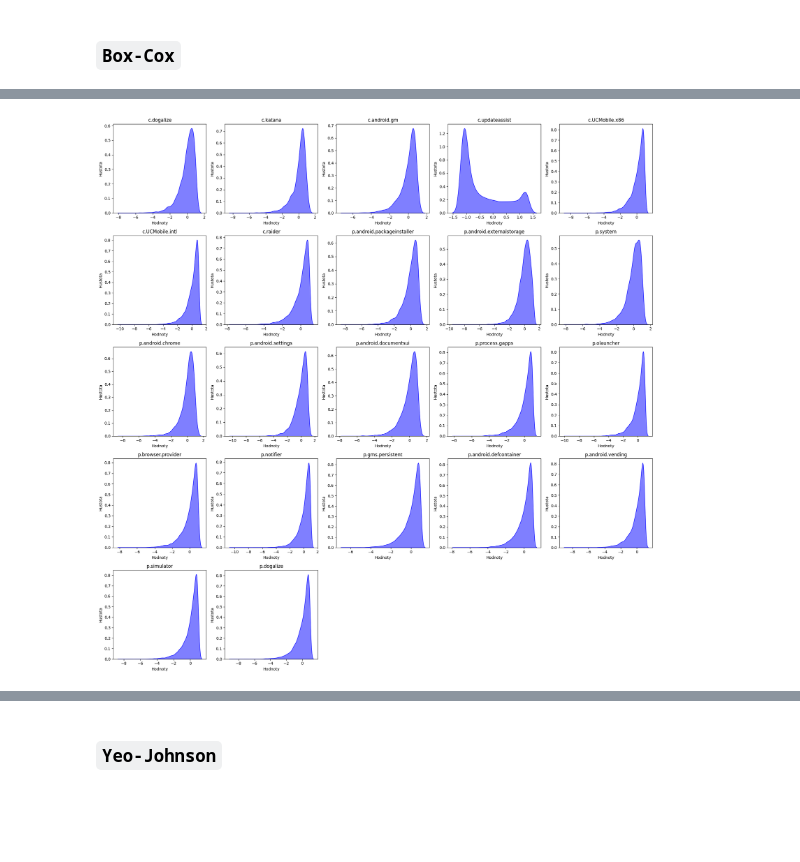
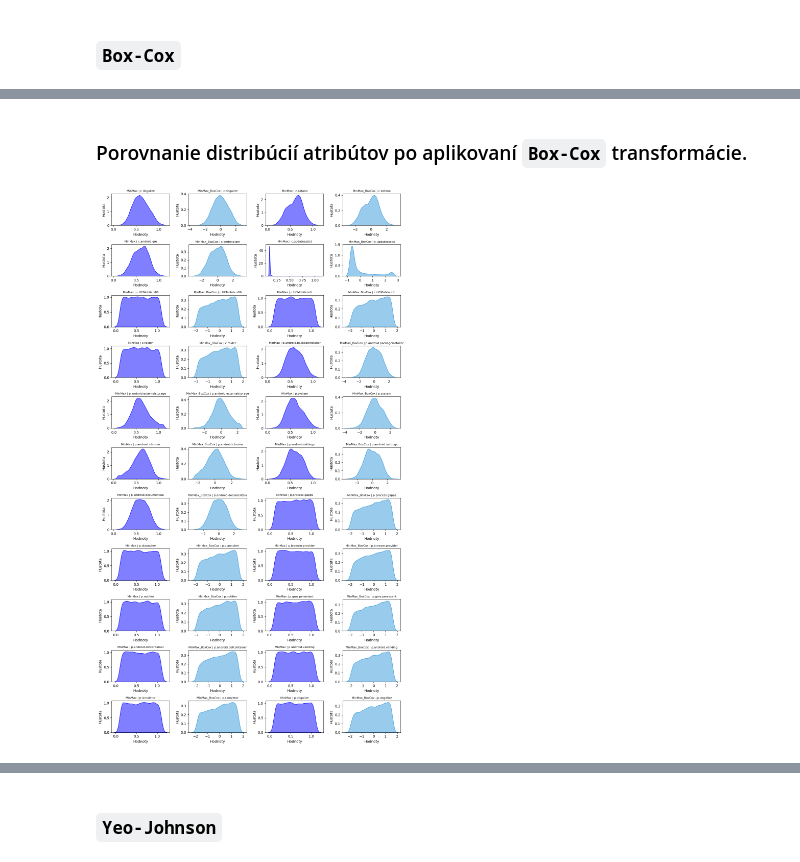
Before and after one commit to Mmathieus/IAU-project, a Jupyter notebook: zadanie2.ipynb, the cells around one changed output, grey strips where cells are left out. Saved outputs shown, nothing was run; the diff lists cells and outputs as text; code cells hidden in the pictures; blank space fills up the shorter version.

Commit message:
Faza 2 Scaling & Transform dokonceny

```diff
--- a/zadanie2.ipynb
+++ b/zadanie2.ipynb
@@ -323,3 +326,33 @@ No attributes to show
+# %%
+def compare_kde_graphs(df1, df1_name, df2, df2_name, attributes):
+    num_attributes = len(attributes)
+
+    if num_attributes == 0:
+        print("No attributes to show")
+        return
+
+    rows = math.ceil(num_attributes / 2)
+    cols = 4
+
+    plt.figure(figsize=(cols * 3, rows * 2))
+
+    for i in range(num_attributes):
+        plt.subplot(rows, cols, i * 2 + 1)
+        sns.kdeplot(df1[attributes[i]], fill=True, color='blue', alpha=0.5)
+        plt.title(f'{df1_name} | {attributes[i]}', fontsize=8)
+        plt.xlabel('Hodnoty')
+        plt.ylabel('Hustota')
+
+        plt.subplot(rows, cols, i * 2 + 2)
+        sns.kdeplot(df2[attributes[i]], fill=True, color='#3498DB', alpha=0.5)
+        plt.title(f'{df2_name} | {attributes[i]}', fontsize=8)
+        plt.xlabel('Hodnoty')
+        plt.ylabel('Hustota')
+
+    plt.subplots_adjust(hspace=1.5, wspace=0.4)
+
+    plt.tight_layout()
+    plt.show()
 # %% [markdown]
 ### `Funkcia:` Aplikovanie transformácie `method` na atribúty `columns`.
 # %%
@@ -366,5 +387,6 @@ show_kde_graphs(df=X_train_minmax_log, attributes=final_attributes)
-# %%
-X_train_minmax_boxcox_log = apply_power_transform(df=X_train_minmax_boxcox, columns=final_attributes, method="log")
-show_kde_graphs(df=X_train_minmax_boxcox_log, attributes=final_attributes)
-# %% [output]
-[figure, removed]
+# %% [markdown]
+### Porovnanie distribúcií atribútov po aplikovaní `Box-Cox` transformácie.
+# %%
+compare_kde_graphs(df1=X_train_minmax, df1_name="MinMax", df2=X_train_minmax_boxcox, df2_name="MinMax_BoxCox", attributes=final_attributes)
+# %% [output]
+[figure, added]
```
Also changed, not shown: parts of 33 cells of this notebook.
